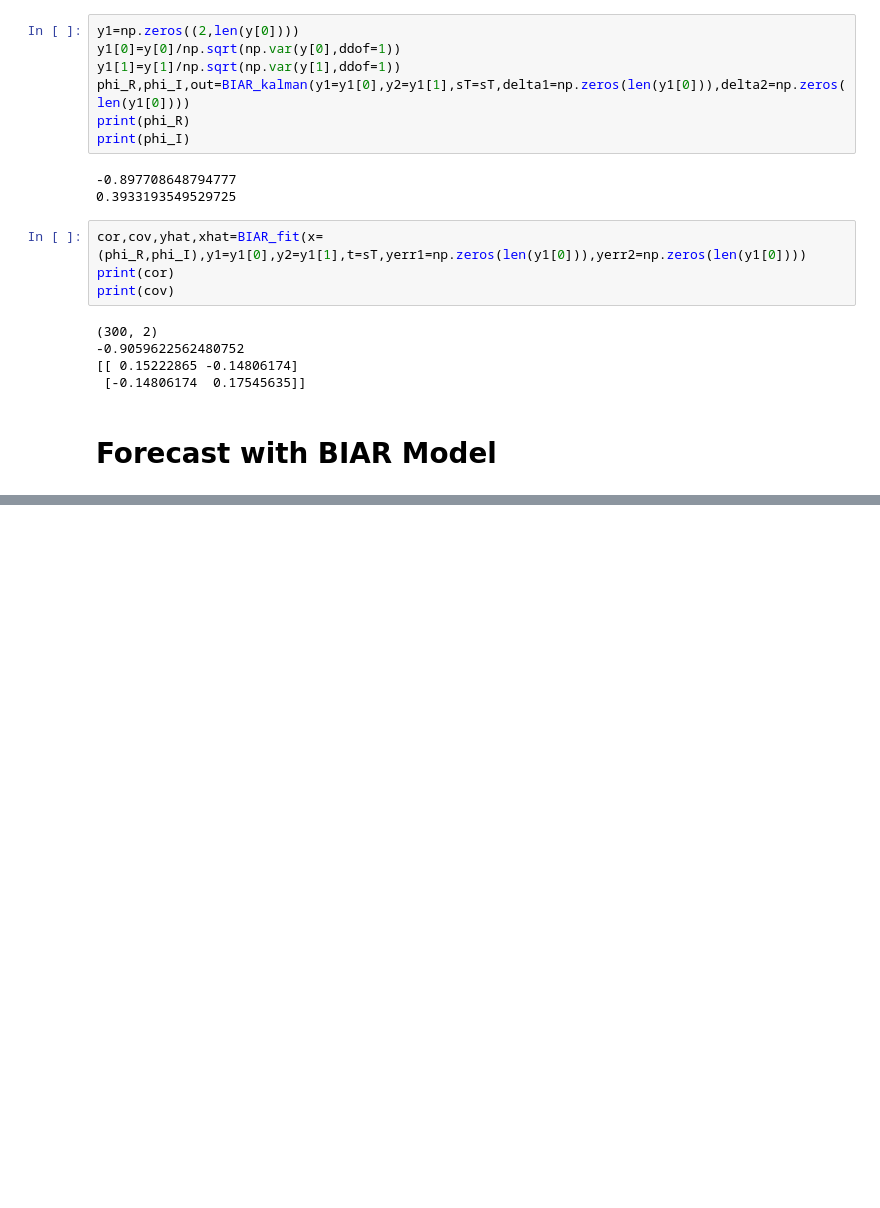
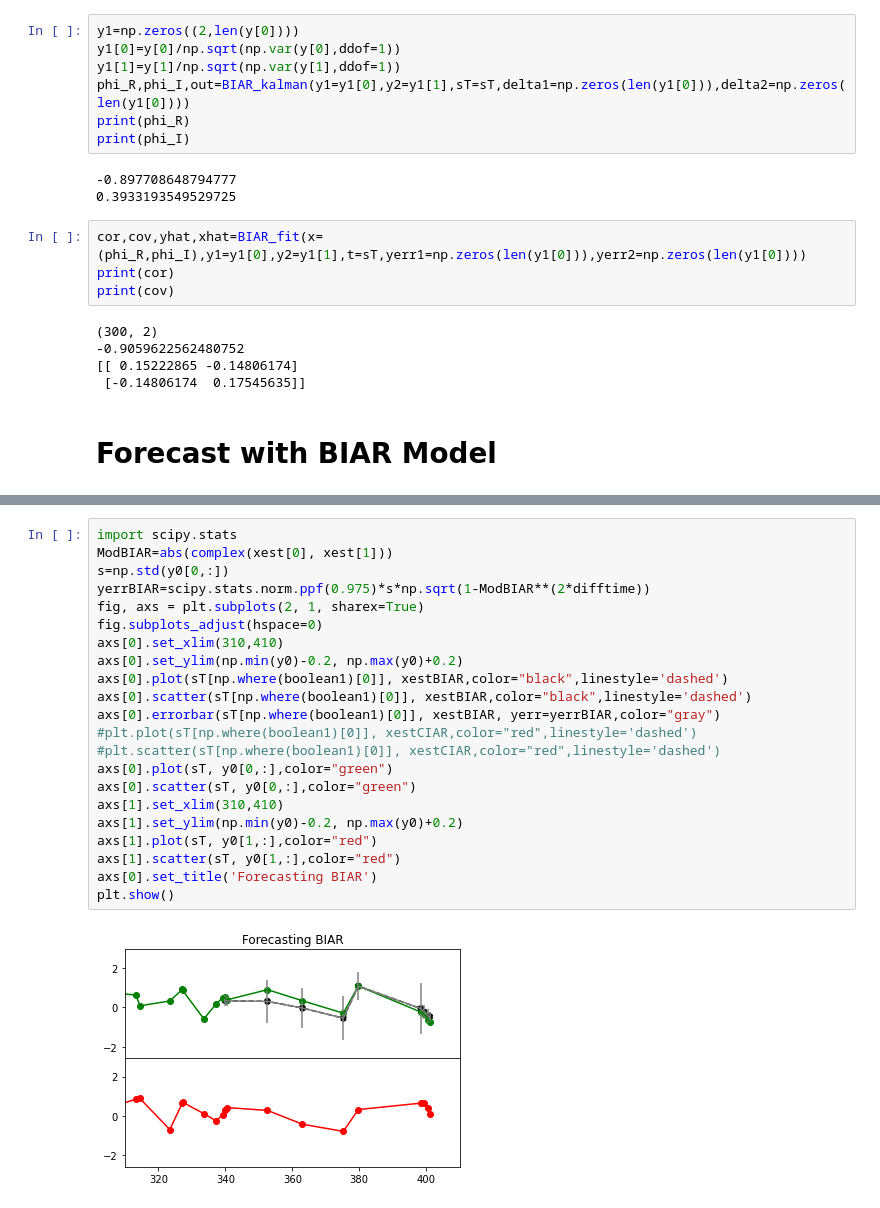
Before and after one commit to felipeelorrieta/iAR, a Jupyter notebook: examples/BIAR_demo.ipynb, the cells around one changed output, grey strips where cells are left out. Cells and saved outputs as stored; diff of their text form; blank space fills up the shorter version.

```diff
--- a/examples/BIAR_demo.ipynb
+++ b/examples/BIAR_demo.ipynb
@@ -117,0 +136,24 @@ plt.show()
+# %%
+import scipy.stats
+ModBIAR=abs(complex(xest[0], xest[1]))
+s=np.std(y0[0,:])
+yerrBIAR=scipy.stats.norm.ppf(0.975)*s*np.sqrt(1-ModBIAR**(2*difftime))
+fig, axs = plt.subplots(2, 1, sharex=True)
+fig.subplots_adjust(hspace=0)
+axs[0].set_xlim(310,410)
+axs[0].set_ylim(np.min(y0)-0.2, np.max(y0)+0.2)
+axs[0].plot(sT[np.where(boolean1)[0]], xestBIAR,color="black",linestyle='dashed')
+axs[0].scatter(sT[np.where(boolean1)[0]], xestBIAR,color="black",linestyle='dashed')
+axs[0].errorbar(sT[np.where(boolean1)[0]], xestBIAR, yerr=yerrBIAR,color="gray")
+#plt.plot(sT[np.where(boolean1)[0]], xestCIAR,color="red",linestyle='dashed')
+#plt.scatter(sT[np.where(boolean1)[0]], xestCIAR,color="red",linestyle='dashed')
+axs[0].plot(sT, y0[0,:],color="green")
+axs[0].scatter(sT, y0[0,:],color="green")
+axs[1].set_xlim(310,410)
+axs[1].set_ylim(np.min(y0)-0.2, np.max(y0)+0.2)
+axs[1].plot(sT, y0[1,:],color="red")
+axs[1].scatter(sT, y0[1,:],color="red")
+axs[0].set_title('Forecasting BIAR')
+plt.show()
+# %% [output]
+[figure, added]
```
Also changed, not shown: parts of 3 cells of this notebook.
